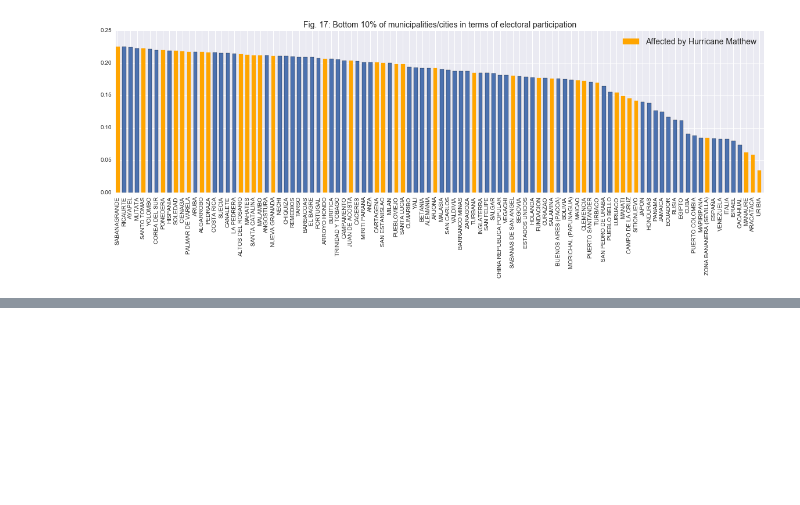
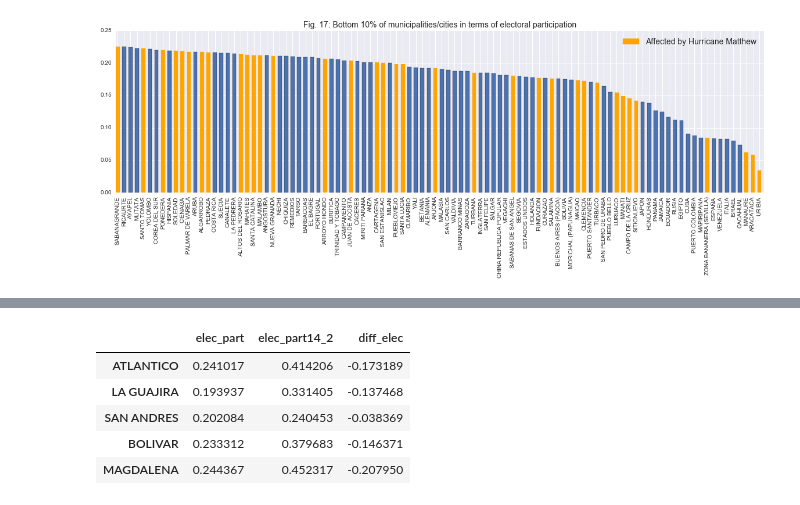
Before and after one commit to gvizcaino/Tutorial, a Jupyter notebook: 2016_Colombian_plebiscite.ipynb, the cells around one changed output, grey strips where cells are left out. Saved outputs shown, nothing was run; the diff lists cells and outputs as text; code cells hidden in the pictures; blank space fills up the shorter version.

```diff
--- a/2016_Colombian_plebiscite.ipynb
+++ b/2016_Colombian_plebiscite.ipynb
@@ -308 +312,12 @@ plt.legend(["Affected by Hurricane Matthew"], fontsize = 14);
+# %%
+df_regions['elec_part14_2'] = df_regions['voters14_2']/df_regions['total_voters14_2']
+df_regions['diff_elec'] = df_regions['elec_part'] - df_regions['elec_part14_2']
+df_regions.loc[dpts,['elec_part','elec_part14_2','diff_elec']]
+# %% [output]
+|  | elec_part | elec_part14_2 | diff_elec |
+| ATLANTICO | 0.241017 | 0.414206 | -0.173189 |
+| LA GUAJIRA | 0.193937 | 0.331405 | -0.137468 |
+| SAN ANDRES | 0.202084 | 0.240453 | -0.038369 |
+| BOLIVAR | 0.233312 | 0.379683 | -0.146371 |
+| MAGDALENA | 0.244367 | 0.452317 | -0.207950 |
 # %% [markdown]
```
Also changed, not shown: parts of 2 cells of this notebook.
